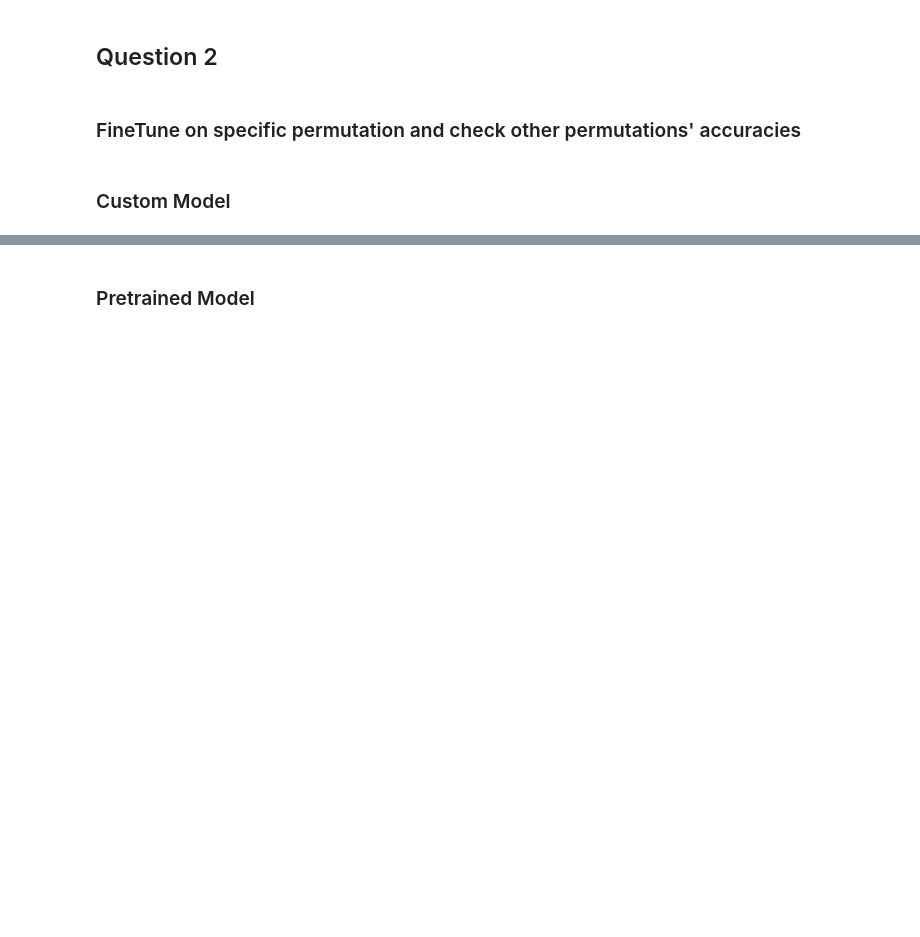
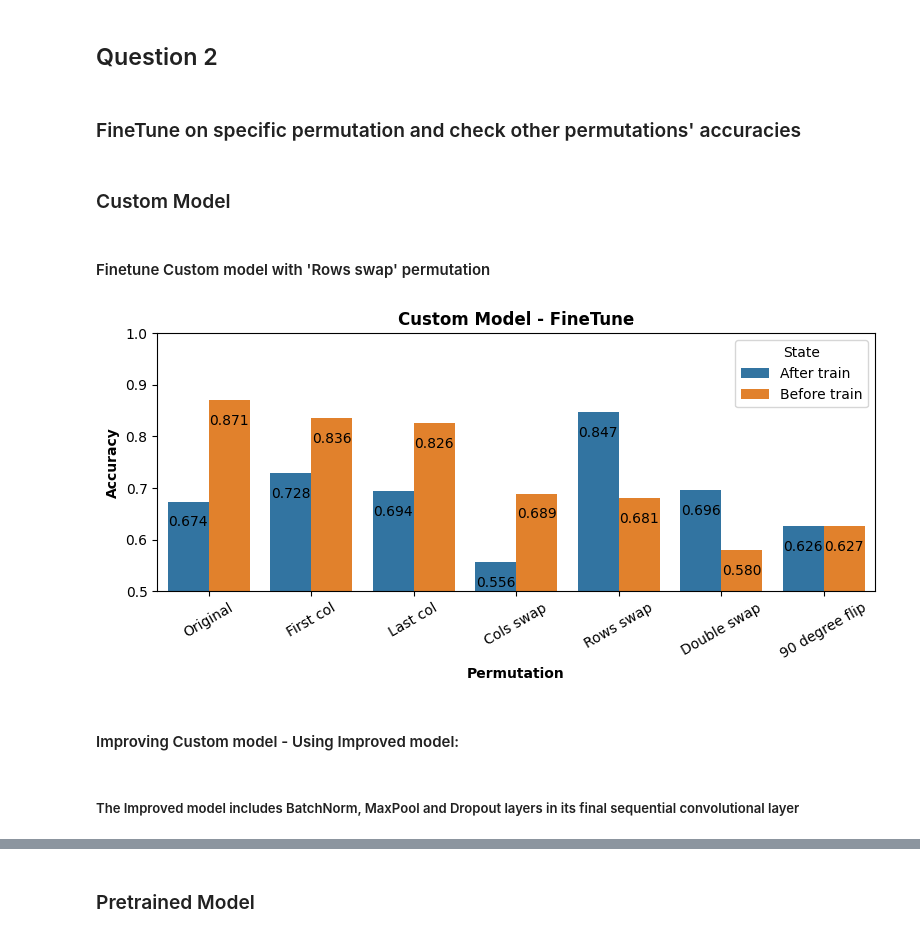
Before and after one commit to itayshap/MLDS-Final-Project, a Jupyter notebook: Final_Project_Permuted Puzzle.ipynb, the cells around one changed output, grey strips where cells are left out. Cells and saved outputs as stored; diff of their text form; code cells hidden in the pictures; blank space fills up the shorter version.

Commit message:
finalized question 2

```diff
--- a/Final_Project_Permuted Puzzle.ipynb
+++ b/Final_Project_Permuted Puzzle.ipynb
@@ -186,5 +143,7 @@ def run_accuracy_test(model : Module, permutation_dict: dict, is_vit=False, proc
 # %% [markdown]
 ### Custom Model
+# %% [markdown]
+#### Finetune Custom model with 'Rows swap' permutation
 # %%
 custom_transform = Transform_Builder.build(size=100, with_premute=True, tiles_num=9, permutations_set=[permutation_dict['Rows swap']])
 custom_dataloaders = Model_Builder.build_dataloaders(train,val,test, custom_transform)
@@ -195 +152,20 @@ custom_params = TrainParams(20, torch.optim.Adam, custom_optimizer_params, False
 ft_custom_model = Model_Builder.build(ModelType.CUSTOM, device, custom_params, custom_dataloaders, path=ModelPath.PERMUTATION_FT_CUSTOM.value)
+# %%
+# 15 sec run
+custom_permutation_results = run_accuracy_test(model=ft_custom_model, test=test, permutation_dict=permutation_dict, size=100)
+# %%
+custom_permutation_df = pd.DataFrame(custom_permutation_results)
+custom_permutation_df['State'] = 'After train'
+custom_rank_test_result_df = pd.DataFrame(data=custom_results['Accuracy'], columns=['Accuracy'], index= custom_permutation_df.Permutation).reset_index()
+custom_rank_test_result_df['State'] = 'Before train'
+custom_model_premutation_df = pd.concat([custom_permutation_df, custom_rank_test_result_df])
+custom_model_premutation_df['Model'] = 'Original'
+# %%
+draw_bar_plot(data=custom_model_premutation_df,  x='Permutation', y='Accuracy', \
+              hue='State', title='Custom Model - FineTune', figsize=(8,4), ylim=(0.5,1), rotation=30, palette=None, value_verbose=True, legend_loc='upper right')
+# %% [output]
+[figure, added]
+# %% [markdown]
+#### Improving Custom model - Using Improved model:
+# %% [markdown]
+##### The Improved model includes BatchNorm, MaxPool and Dropout layers in its final sequential convolutional layer
```
Also changed, not shown: parts of 47 cells of this notebook.
